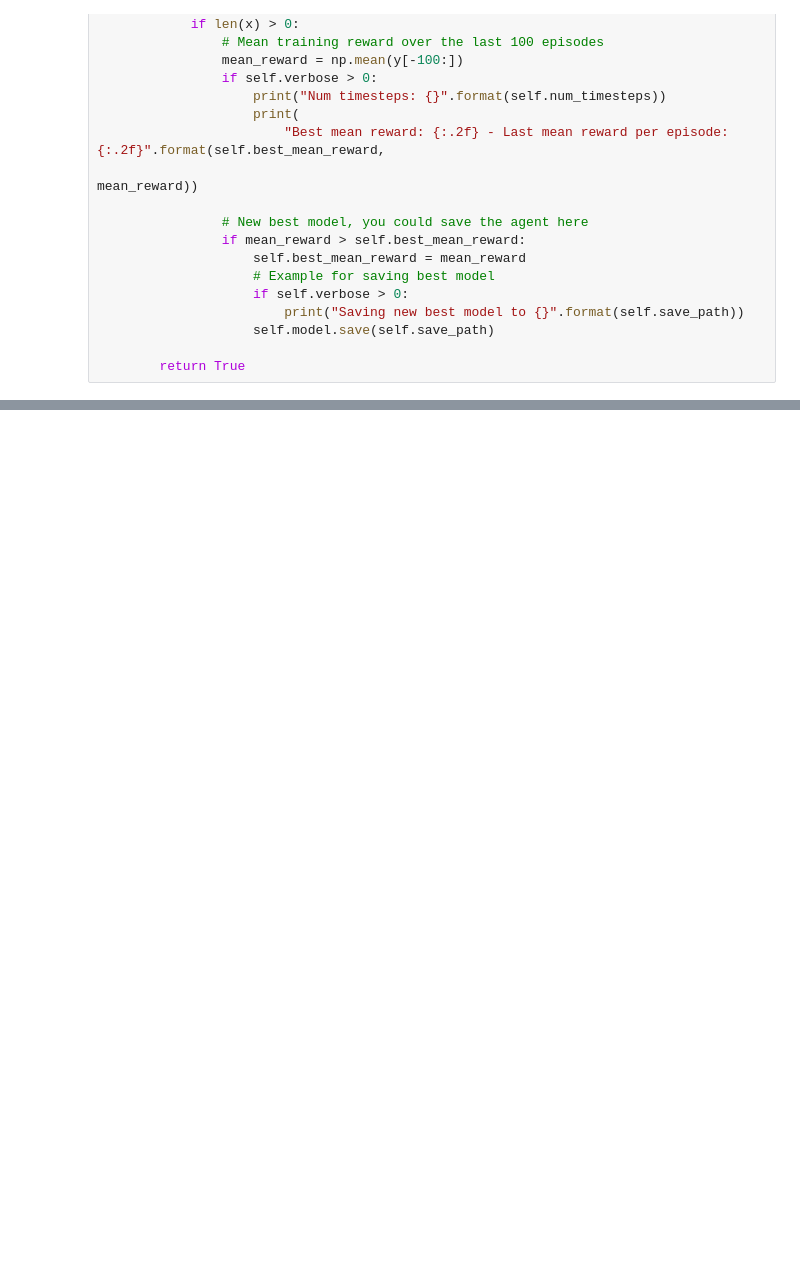
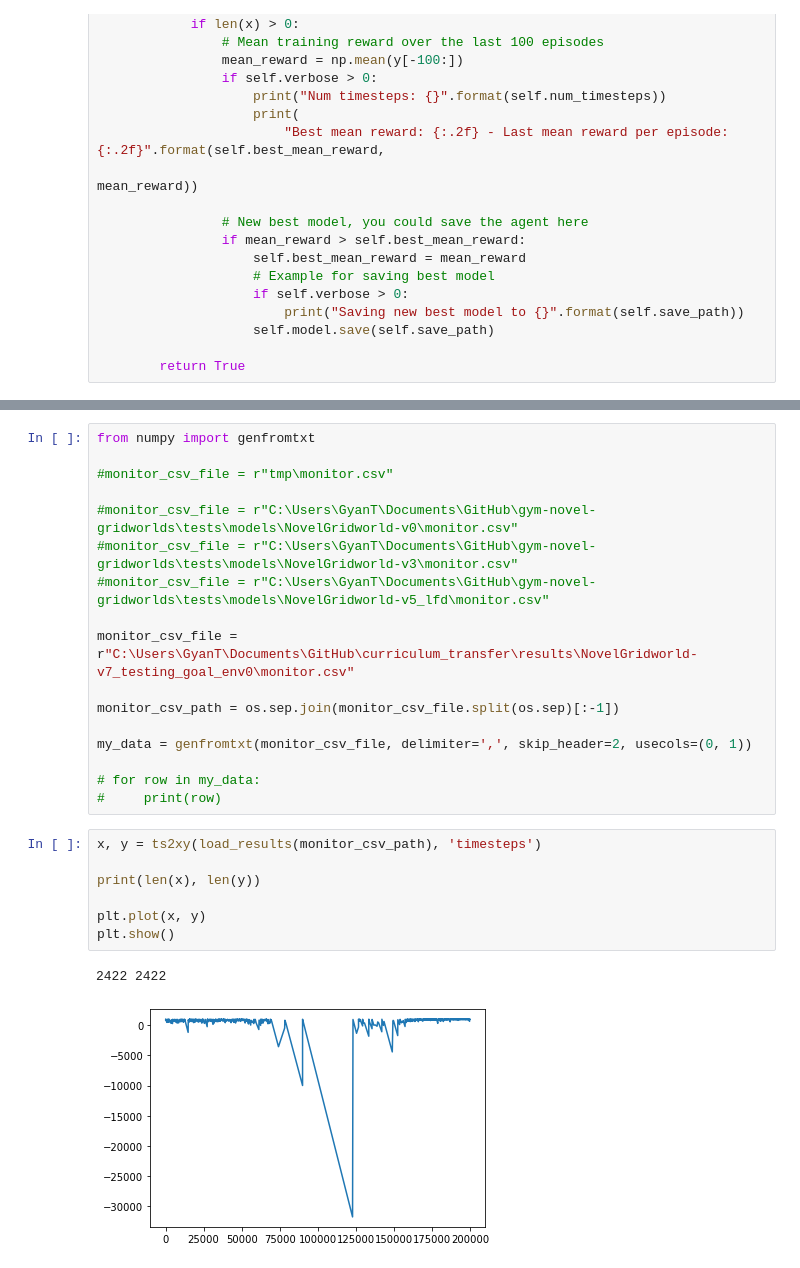
Before and after one commit to gtatiya/Reinforcement-Learning, a Jupyter notebook: stable-baselines/Examples/Using Callback - Monitoring Training.ipynb, the cells around one changed output, grey strips where cells are left out. Saved outputs shown, nothing was run; the diff lists cells and outputs as text; blank space fills up the shorter version.

Commit message:
Find sweet spot in monitor.csv

```diff
--- a/stable-baselines/Examples/Using Callback - Monitoring Training.ipynb
+++ b/stable-baselines/Examples/Using Callback - Monitoring Training.ipynb
@@ -124,0 +136,27 @@ print(env.get_episode_lengths())
+# %%
+from numpy import genfromtxt
+
+#monitor_csv_file = r"tmp\monitor.csv"
+
+#monitor_csv_file = r"C:\Users\GyanT\Documents\GitHub\gym-novel-gridworlds\tests\models\NovelGridworld-v0\monitor.csv"
+#monitor_csv_file = r"C:\Users\GyanT\Documents\GitHub\gym-novel-gridworlds\tests\models\NovelGridworld-v3\monitor.csv"
+#monitor_csv_file = r"C:\Users\GyanT\Documents\GitHub\gym-novel-gridworlds\tests\models\NovelGridworld-v5_lfd\monitor.csv"
+
+monitor_csv_file = r"C:\Users\GyanT\Documents\GitHub\curriculum_transfer\results\NovelGridworld-v7_testing_goal_env0\monitor.csv"
+
+monitor_csv_path = os.sep.join(monitor_csv_file.split(os.sep)[:-1])
+
+my_data = genfromtxt(monitor_csv_file, delimiter=',', skip_header=2, usecols=(0, 1))
+
+# for row in my_data:
+#     print(row)
+# %%
+x, y = ts2xy(load_results(monitor_csv_path), 'timesteps')
+
+print(len(x), len(y))
+
+plt.plot(x, y)
+plt.show()
+# %% [output]
+2422 2422
+[figure, added]
```
Also changed, not shown: parts of 11 cells of this notebook, 34 other files.
